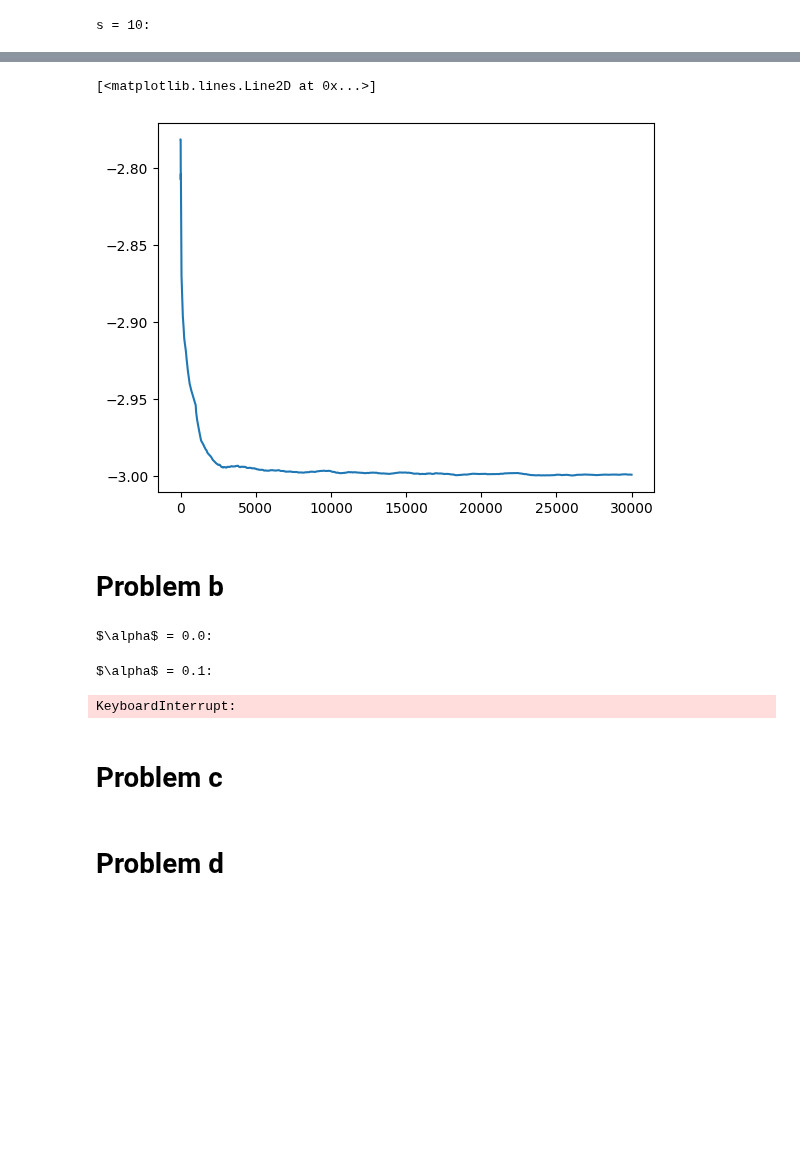
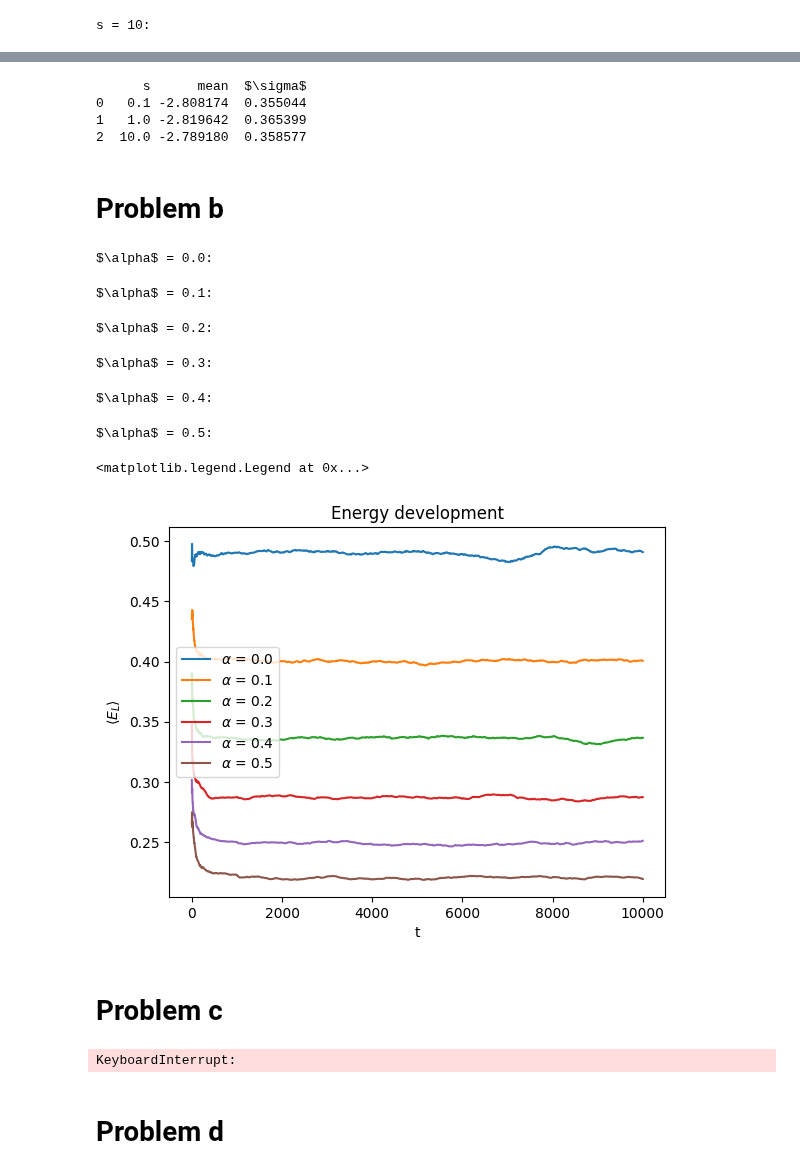
Before and after one commit to corinnawegner/Computational-physics, a Jupyter notebook: Project 5/Problem 1.ipynb, the cells around one changed output, grey strips where cells are left out. Saved outputs shown, nothing was run; the diff lists cells and outputs as text; code cells hidden in the pictures; blank space fills up the shorter version.

```diff
--- a/Project 5/Problem 1.ipynb
+++ b/Project 5/Problem 1.ipynb
@@ -186,11 +183,16 @@ plt.legend()
-# %%
-plt.plot(t, E_avg[1], label="s = s=1")
-# %% [output]
-[<matplotlib.lines.Line2D at 0x...>]
-[figure, removed]
+# %%
+E_avg = np.array(E_avg)
+E_std = np.array(E_std)
+print(pd.DataFrame({"s": list_s, "mean": E_avg[:,-1], "$\sigma$": E_std[:,-1]}))
+# %% [output]
+      s      mean  $\sigma$
+0   0.1 -2.808174  0.355044
+1   1.0 -2.819642  0.365399
+2  10.0 -2.789180  0.358577
 # %% [markdown]
 # Problem b
 # %%
+N_b = 10000
 list_alpha = [0.0, 0.1, 0.2, 0.3, 0.4, 0.5]
 
 E_avg_alpha = []
@@ -198,23 +200,33 @@ E_std_alpha = []
 
 for alpha in list_alpha:
     print(rf"$\alpha$ = {alpha}:")
-    simulation_a = metropolis_algorithm(R, N, s=1, alpha=alpha, beta=0.5, kappa=2)
+    simulation_a = metropolis_algorithm(R, N_b, s=1, alpha=alpha, beta=0.5, kappa=2)
     E_avg_a, E_std_a = energy_statistics(simulation_a, n, alpha=alpha, beta=0.5, kappa=2)
     E_avg_alpha.append(E_avg_a)
     E_std_alpha.append(E_std_a)
 # %% [output]
 $\alpha$ = 0.0:
 $\alpha$ = 0.1:
-KeyboardInterrupt:
+$\alpha$ = 0.2:
+$\alpha$ = 0.3:
+$\alpha$ = 0.4:
+$\alpha$ = 0.5:
+# %%
+E_avg_alpha = np.array(E_std_alpha)
+E_std_alpha = np.array(E_std_alpha)
 # %%
-for i in range(len(E_avg)):
-    plt.fill_between(t, E_avg_alpha[i]-E_std_alpha[i], E_avg_alpha[i]+E_std_alpha[i], alpha=0.3)
-    plt.plot(t, E_avg_alpha[i], label= rf"$\alpha$ = {list_alpha[i]}")
+t_b = np.arange(1000+1)
+for i in range(len(E_avg_alpha)):
+    #plt.fill_between(t, E_avg_alpha[i]-E_std_alpha[i], E_avg_alpha[i]+E_std_alpha[i], alpha=0.3)
+    plt.plot(t_b, E_avg_alpha[i], label= rf"$\alpha$ = {list_alpha[i]}")
 
 plt.title("Energy development")
 plt.xlabel("t")
 plt.ylabel(r"$\langle E_L \rangle$")
 plt.legend()
+# %% [output]
+<matplotlib.legend.Legend at 0x...>
+[figure, added]
 # %% [markdown]
 # Problem c
 # %%
@@ -246,7 +258,10 @@ E_avg_alpha_c = []
 E_std_alpha_c = []
 
 for alpha in list_alpha_c:
-    simulation_a = metropolis_algorithm(R, N, s=1, alpha=alpha, beta=0.5, kappa=2)
+    print(alpha)
+    simulation_a = metropolis_algorithm(R, N_b, s=1, alpha=alpha, beta=0.5, kappa=2)
     E_avg_a, E_std_a = energy_statistics_c(simulation_a, n_equilibrium, alpha=alpha, beta=0.5, kappa=2)
     E_avg_alpha_c.append(E_avg_a)
     E_std_alpha_c.append(E_std_a)
+# %% [output]
+KeyboardInterrupt:
```
Also changed, not shown: parts of 13 cells of this notebook.
